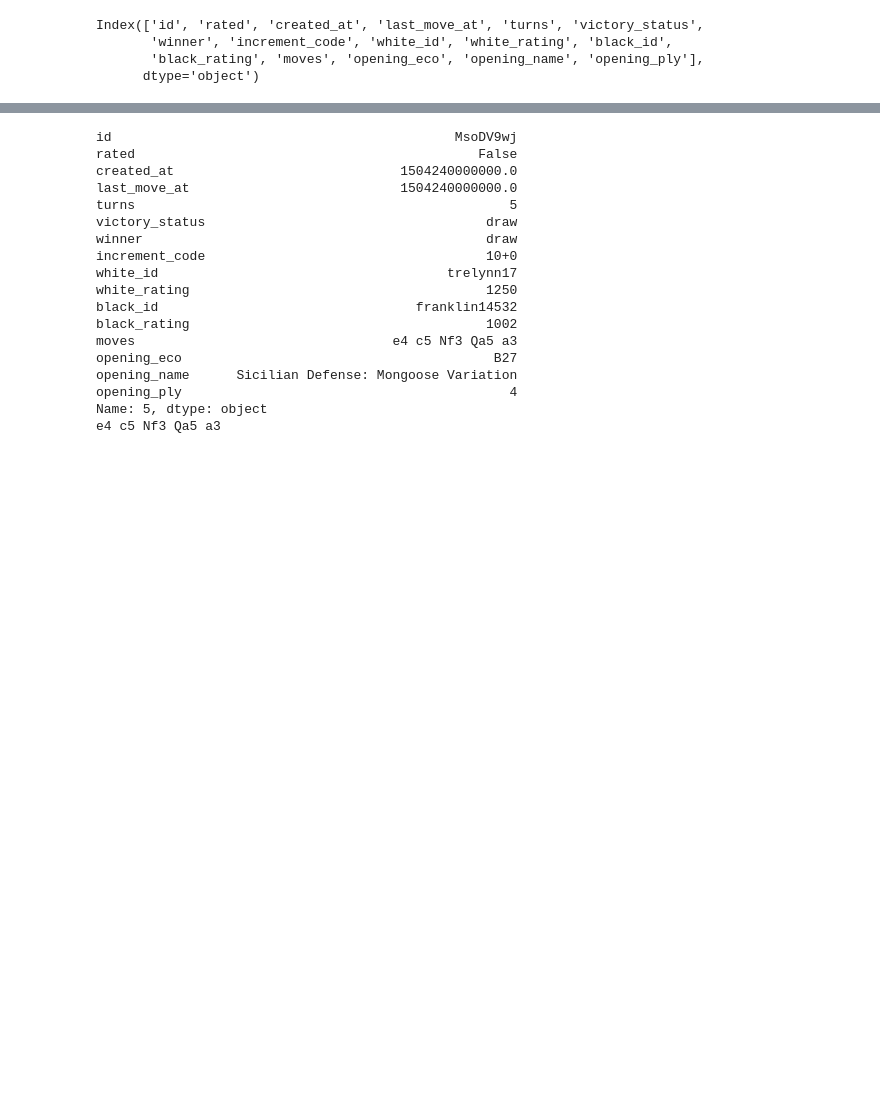
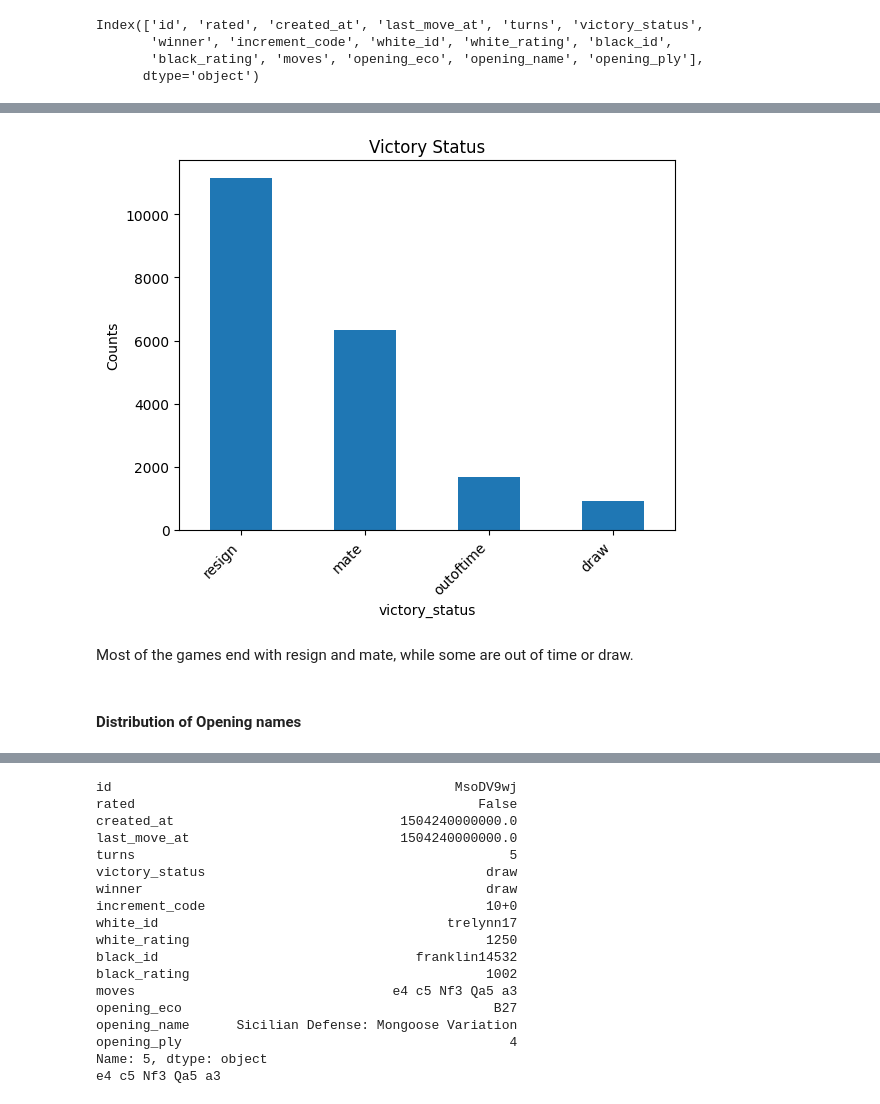
Before and after one commit to betarunner/COGS188_ChessAI, a Jupyter notebook: FinalProject_YourGroupNameHere.ipynb, the cells around one changed output, grey strips where cells are left out. Saved outputs shown, nothing was run; the diff lists cells and outputs as text; code cells hidden in the pictures; blank space fills up the shorter version.

```diff
--- a/FinalProject_YourGroupNameHere.ipynb
+++ b/FinalProject_YourGroupNameHere.ipynb
@@ -106,0 +138,11 @@ moves = dataset['moves']
+# %%
+victory.plot(kind='bar')
+plt.ylabel('Counts')
+plt.xticks(rotation=45, ha='right', va='top')
+plt.title('Victory Status');
+# %% [output]
+[figure, added]
+# %% [markdown]
+Most of the games end with resign and mate, while some are out of time or draw.
+# %% [markdown]
+#### Distribution of Opening names
```
Also changed, not shown: parts of 25 cells of this notebook, 2 other files.
